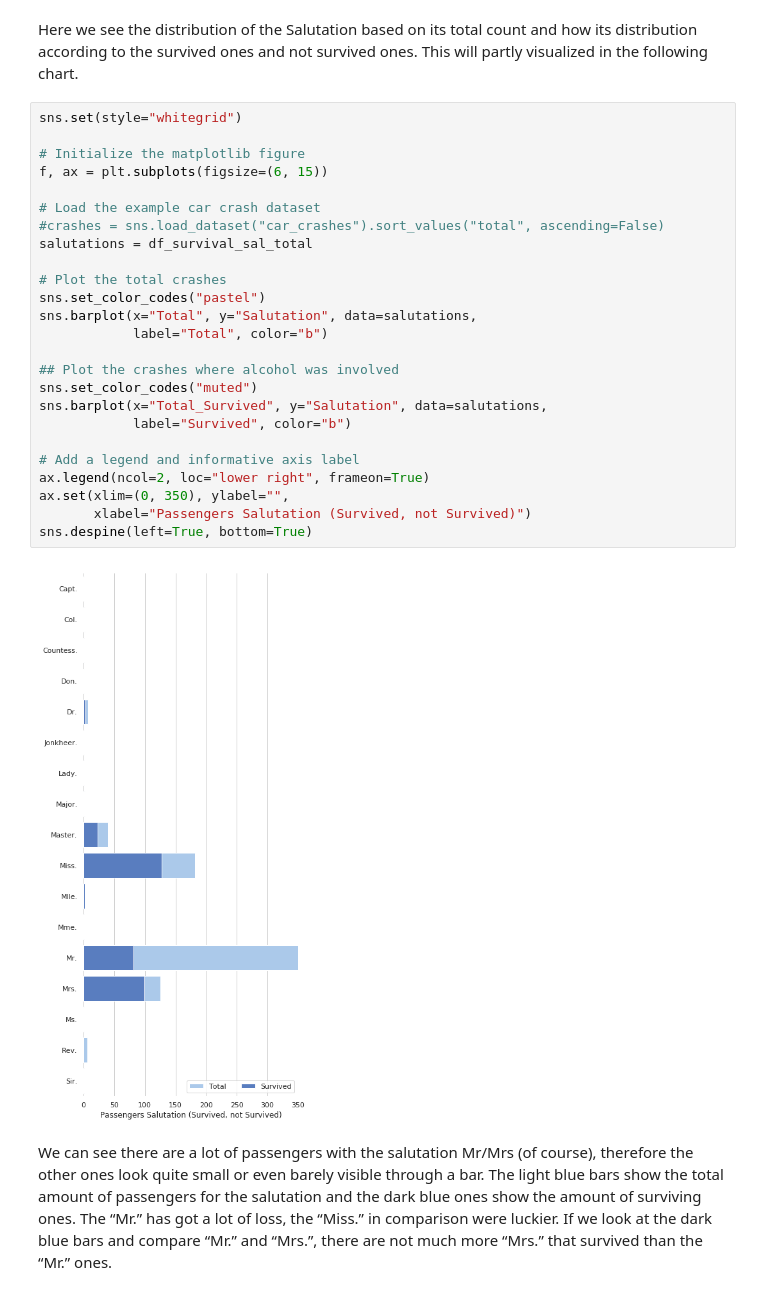
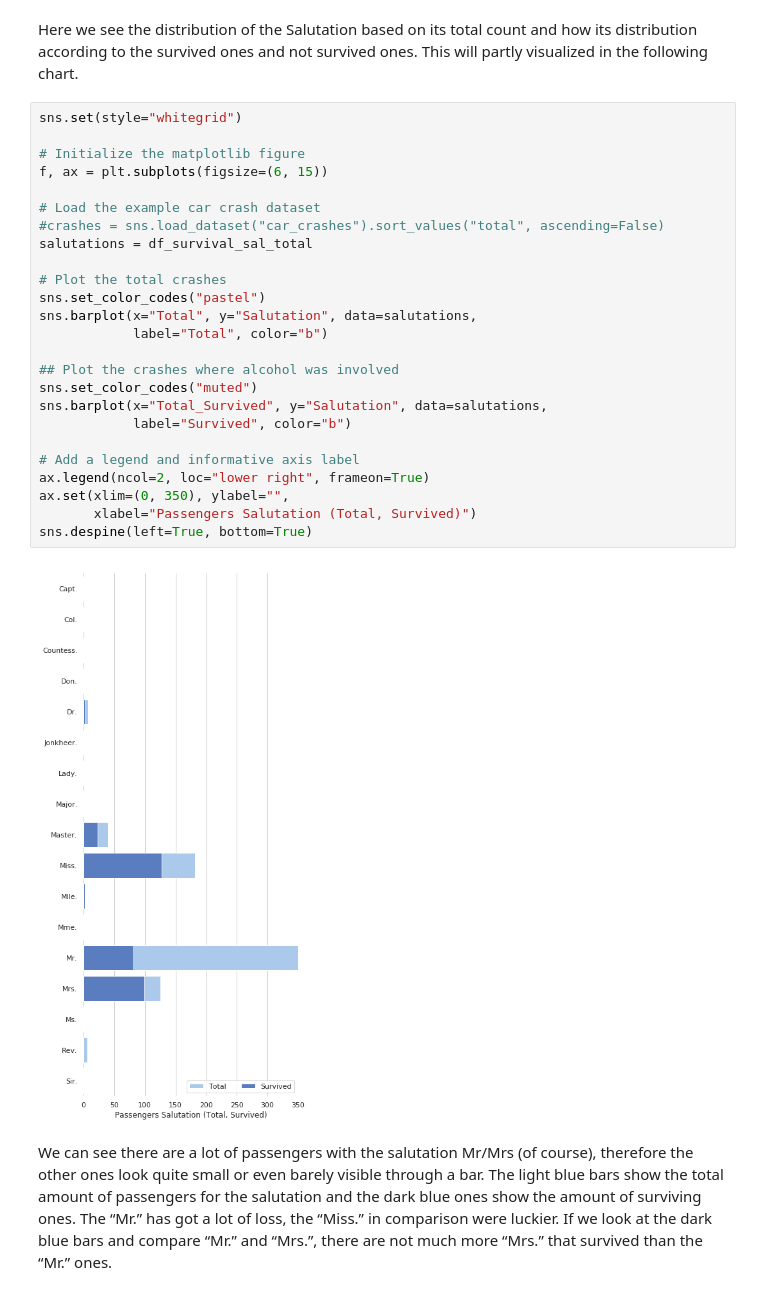
Before and after one commit to IIIskiplikIII/my-titanic-try, a Jupyter notebook: my-titanic-try.ipynb, the cells around one changed output. Cells and saved outputs as stored; diff of their text form.

```diff
--- a/my-titanic-try.ipynb
+++ b/my-titanic-try.ipynb
@@ -751,29 +751,29 @@ Here we see the distribution of the Salutation based on its total count and how
 # %%
 sns.set(style="whitegrid")
 
 # Initialize the matplotlib figure
 f, ax = plt.subplots(figsize=(6, 15))
 
 # Load the example car crash dataset
 #crashes = sns.load_dataset("car_crashes").sort_values("total", ascending=False)
 salutations = df_survival_sal_total
 
 # Plot the total crashes
 sns.set_color_codes("pastel")
 sns.barplot(x="Total", y="Salutation", data=salutations,
             label="Total", color="b")
 
 ## Plot the crashes where alcohol was involved
 sns.set_color_codes("muted")
 sns.barplot(x="Total_Survived", y="Salutation", data=salutations,
             label="Survived", color="b")
 
 # Add a legend and informative axis label
 ax.legend(ncol=2, loc="lower right", frameon=True)
 ax.set(xlim=(0, 350), ylabel="",
-       xlabel="Passengers Salutation (Survived, not Survived)")
+       xlabel="Passengers Salutation (Total, Survived)")
 sns.despine(left=True, bottom=True)
 # %% [output]
-[figure, old version]
+[figure, new version]
 # %% [markdown]
 We can see there are a lot of passengers with the salutation Mr/Mrs (of course), therefore the other ones look quite small or even barely visible through a bar. The light blue bars show the total amount of passengers for the salutation and the dark blue ones show the amount of surviving ones. The “Mr.” has got a lot of loss, the “Miss.” in comparison were luckier. If we look at the dark blue bars and compare “Mr.” and “Mrs.”, there are not much more “Mrs.” that survived than the “Mr.” ones.
```
Also changed, not shown: parts of 7 cells of this notebook.
